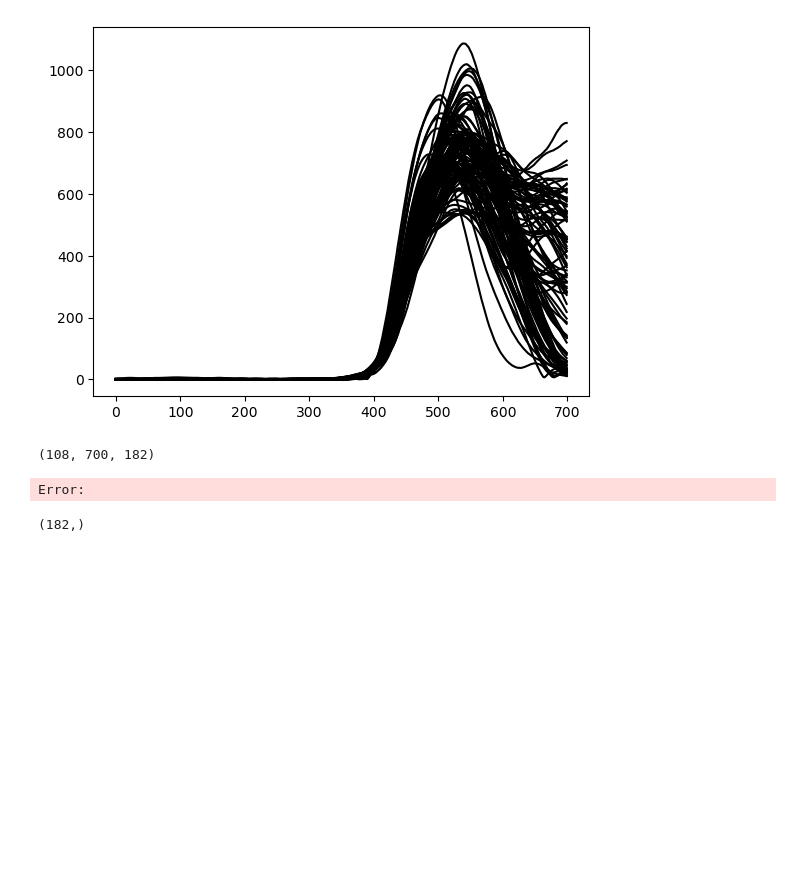
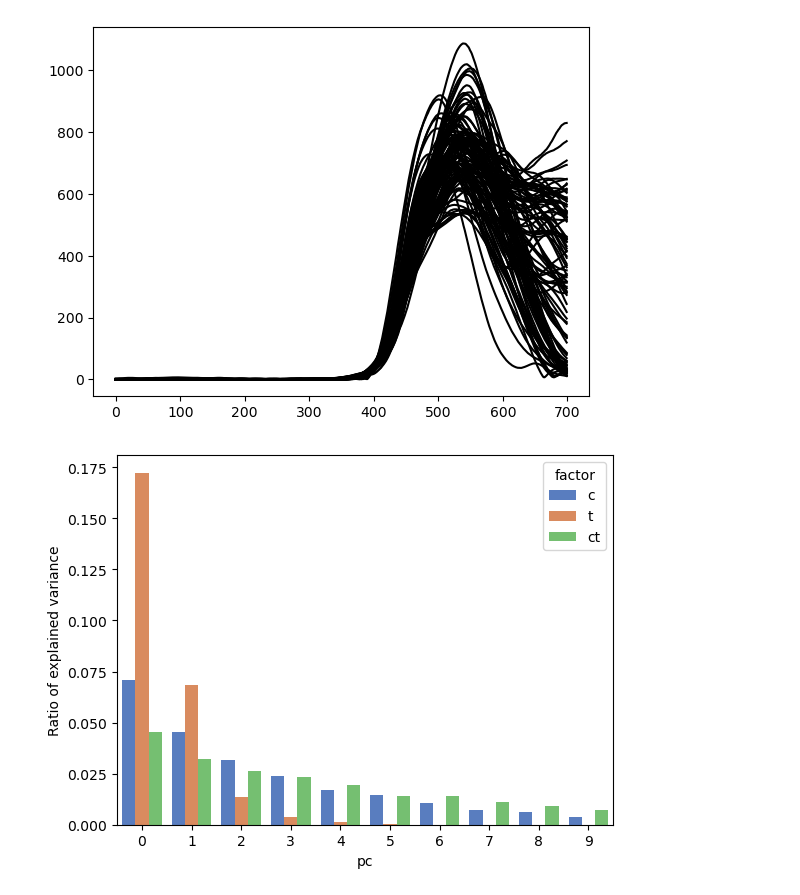
Before and after one commit to mehrdadkashefi/latent_analysis, a Jupyter notebook: test.ipynb, the cells around one changed output. Saved outputs shown, nothing was run; the diff lists cells and outputs as text; code cells hidden in the pictures; blank space fills up the shorter version.

Commit message:
added dpca

```diff
--- a/test.ipynb
+++ b/test.ipynb
@@ -209,9 +177,6 @@ rate_scaled = (data_aligned - n_mean)/(n_range+5)
-# %%
-rate_scaled.shape
-# %% [output]
-(108, 700, 182)
-Error:
-# %%
-np.mean(rate_scaled, axis=(0,1))
-# %% [output]
-(182,)
+# %%
+dpca = LT.dPCA(n_components=10)
+dpca.fit(data_aligned)
+Z = dpca.transform(data_aligned)
+# %% [output]
+[figure, added]
```
Also changed, not shown: parts of 9 cells of this notebook, 1 other file.
